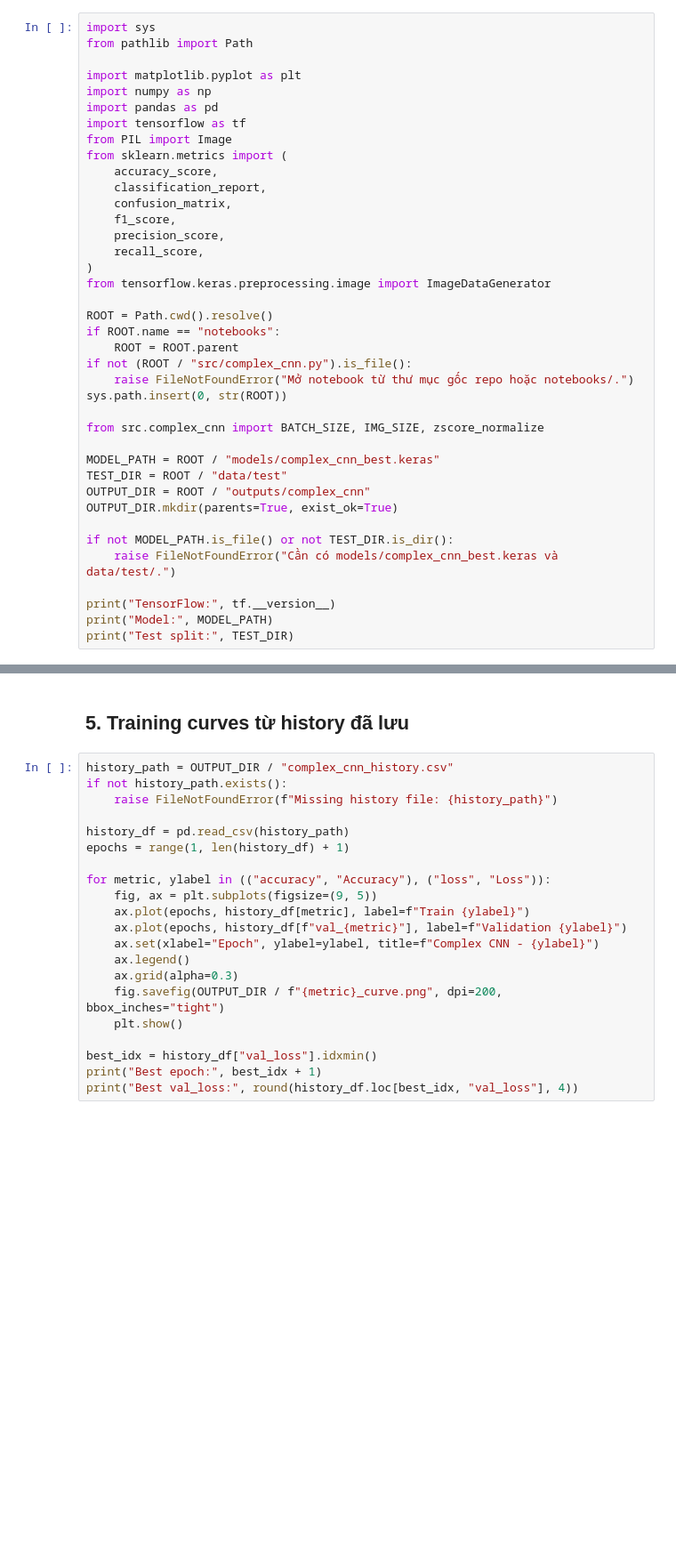
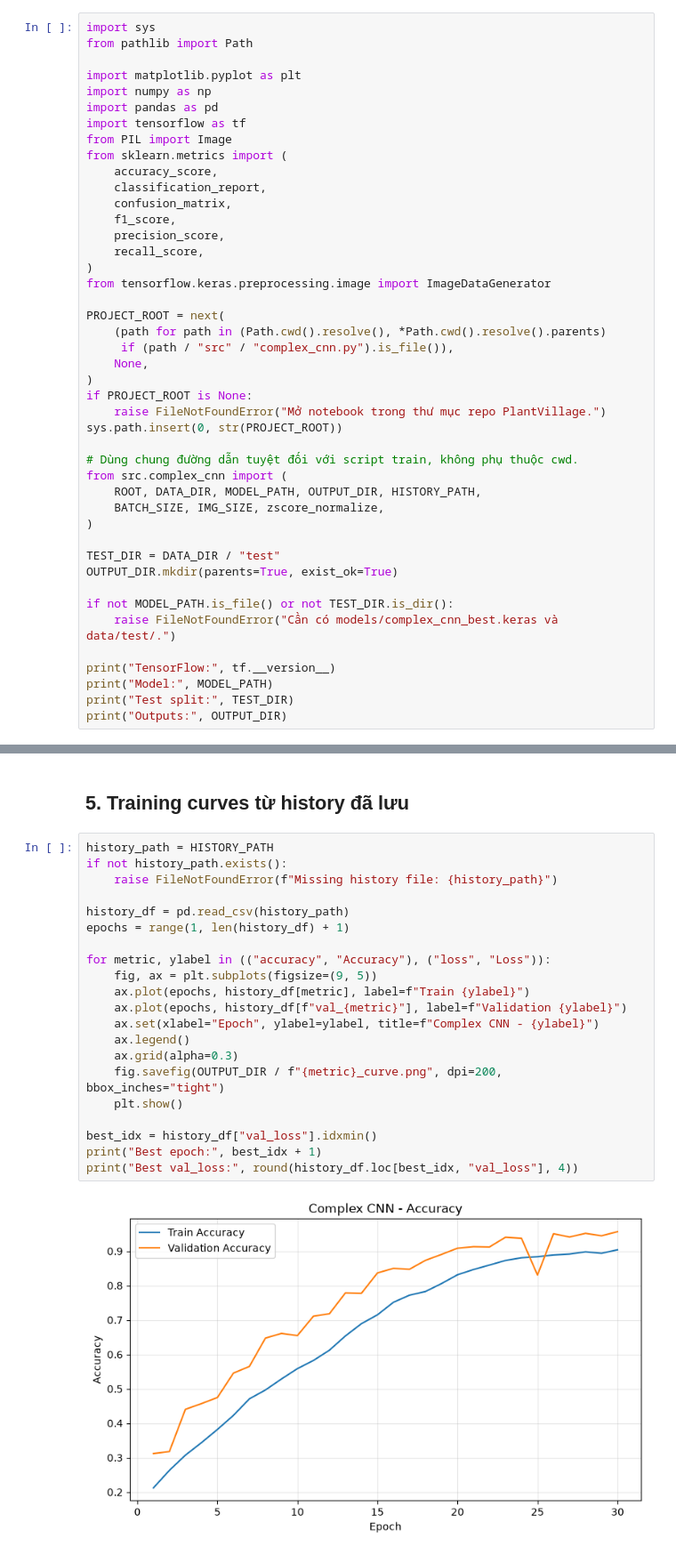
Before and after one commit to dong442005/Project1-DeepLearning-PlantVillage, a Jupyter notebook: notebooks/complex_cnn.ipynb, the cells around one changed output, grey strips where cells are left out. Shown at 89% size. Saved outputs shown, nothing was run; the diff lists cells and outputs as text; blank space fills up the shorter version.

Commit message:
push lai outputs

```diff
--- a/notebooks/complex_cnn.ipynb
+++ b/notebooks/complex_cnn.ipynb
@@ -21,18 +21,22 @@ from sklearn.metrics import (
 )
 from tensorflow.keras.preprocessing.image import ImageDataGenerator
 
-ROOT = Path.cwd().resolve()
-if ROOT.name == "notebooks":
-    ROOT = ROOT.parent
-if not (ROOT / "src/complex_cnn.py").is_file():
-    raise FileNotFoundError("Mở notebook từ thư mục gốc repo hoặc notebooks/.")
-sys.path.insert(0, str(ROOT))
+PROJECT_ROOT = next(
+    (path for path in (Path.cwd().resolve(), *Path.cwd().resolve().parents)
+     if (path / "src" / "complex_cnn.py").is_file()),
+    None,
+)
+if PROJECT_ROOT is None:
+    raise FileNotFoundError("Mở notebook trong thư mục repo PlantVillage.")
+sys.path.insert(0, str(PROJECT_ROOT))
 
-from src.complex_cnn import BATCH_SIZE, IMG_SIZE, zscore_normalize
+# Dùng chung đường dẫn tuyệt đối với script train, không phụ thuộc cwd.
+from src.complex_cnn import (
+    ROOT, DATA_DIR, MODEL_PATH, OUTPUT_DIR, HISTORY_PATH,
+    BATCH_SIZE, IMG_SIZE, zscore_normalize,
+)
 
-MODEL_PATH = ROOT / "models/complex_cnn_best.keras"
-TEST_DIR = ROOT / "data/test"
-OUTPUT_DIR = ROOT / "outputs/complex_cnn"
+TEST_DIR = DATA_DIR / "test"
 OUTPUT_DIR.mkdir(parents=True, exist_ok=True)
 
 if not MODEL_PATH.is_file() or not TEST_DIR.is_dir():
@@ -41,3 +45,4 @@ if not MODEL_PATH.is_file() or not TEST_DIR.is_dir():
 print("TensorFlow:", tf.__version__)
 print("Model:", MODEL_PATH)
 print("Test split:", TEST_DIR)
+print("Outputs:", OUTPUT_DIR)
@@ -171,23 +219,25 @@ plt.show()
 # %% [markdown]
 ## 5. Training curves từ history đã lưu
 # %%
-history_path = OUTPUT_DIR / "complex_cnn_history.csv"
+history_path = HISTORY_PATH
 if not history_path.exists():
     raise FileNotFoundError(f"Missing history file: {history_path}")
 
 history_df = pd.read_csv(history_path)
 epochs = range(1, len(history_df) + 1)
 
 for metric, ylabel in (("accuracy", "Accuracy"), ("loss", "Loss")):
     fig, ax = plt.subplots(figsize=(9, 5))
     ax.plot(epochs, history_df[metric], label=f"Train {ylabel}")
     ax.plot(epochs, history_df[f"val_{metric}"], label=f"Validation {ylabel}")
     ax.set(xlabel="Epoch", ylabel=ylabel, title=f"Complex CNN - {ylabel}")
     ax.legend()
     ax.grid(alpha=0.3)
     fig.savefig(OUTPUT_DIR / f"{metric}_curve.png", dpi=200, bbox_inches="tight")
     plt.show()
 
 best_idx = history_df["val_loss"].idxmin()
 print("Best epoch:", best_idx + 1)
 print("Best val_loss:", round(history_df.loc[best_idx, "val_loss"], 4))
+# %% [output]
+[figure, added]
```
Also changed, not shown: parts of 9 cells of this notebook, 7 other files.
